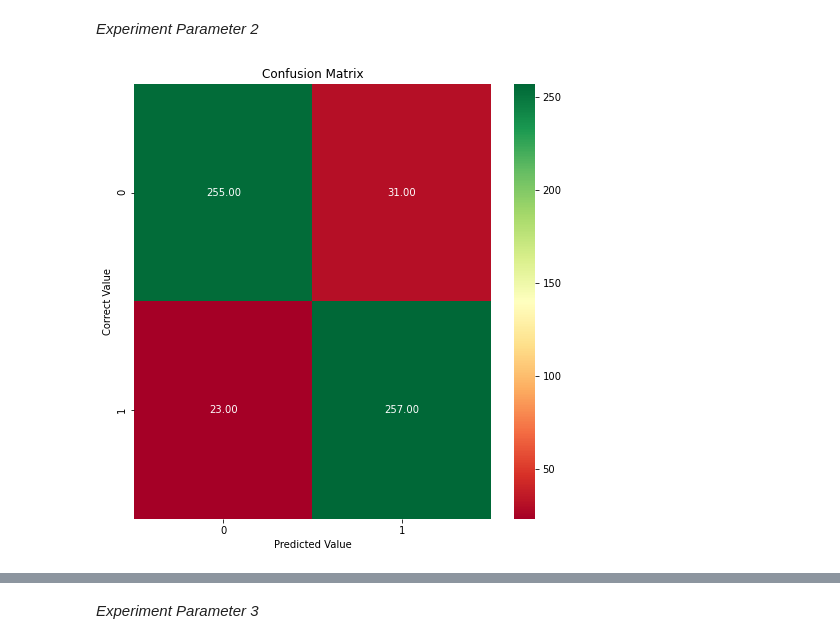
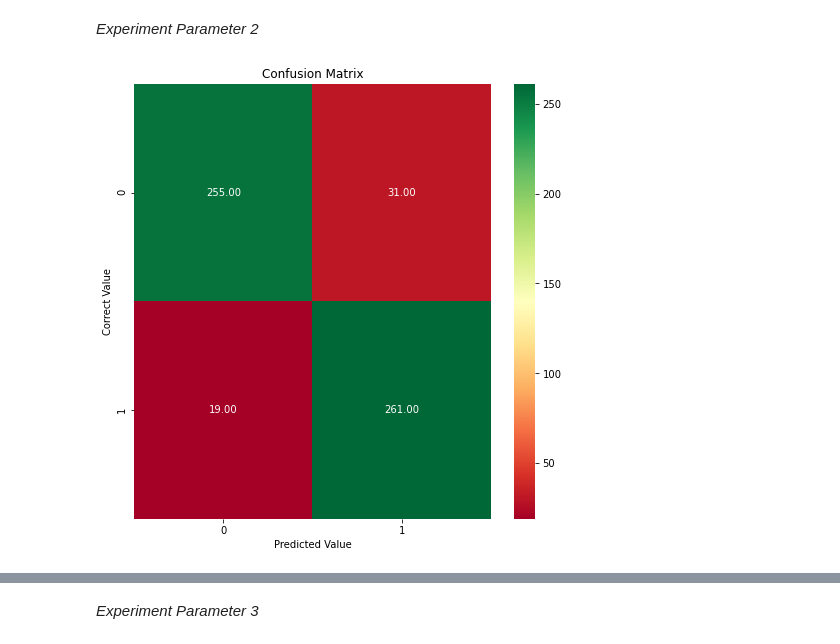
Before and after one commit to nromano2/DS160_Final_Project_NVR_TMM, a Jupyter notebook: DS160_Final_Project_NVR_TMM.ipynb, the cells around one changed output, grey strips where cells are left out. Saved outputs shown, nothing was run; the diff lists cells and outputs as text; code cells hidden in the pictures.

```diff
--- a/DS160_Final_Project_NVR_TMM.ipynb
+++ b/DS160_Final_Project_NVR_TMM.ipynb
@@ -294,7 +292,7 @@ for i in occurance_list:
             df_traffic.Game_Ended.iat[i] += 1
 # %%
 for i in df_traffic.index.values:
-    df_traffic.Week_Day.iat[i] = df_traffic.Date.iat[i].weekday()
+    df_traffic.Day_of_Week.iat[i] = df_traffic.Date.iat[i].weekday()
     df_traffic.Hour.iat[i] = df_traffic.Date.iat[i].hour
     df_traffic.Minute.iat[i] = df_traffic.Date.iat[i].minute
 # %% [markdown]
@@ -575,20 +571,6 @@ def one_hot_encoding_data(column_name):
 # %% [markdown]
 *Passing the individual balanced_traffic columns through the one_hot_encoding_data and renaming the columns of the resulting dataframe to an appropriate column header*
 # %%
-weekday_encoded = one_hot_encoding_data(balanced_traffic.Week_Day)
-weekday_encoded.rename(columns={0:"Monday", 1:"Tuesday", 2:"Wednesday", 3:"Thursday", 4:"Friday", 5:"Saturday", 6:"Sunday"}, inplace=True)
-
-hour_encoded = one_hot_encoding_data(balanced_traffic.Hour)
-hour_encoded.rename(columns={0: "12am", 1: "1am", 2: "2am", 3: "3am", 4: "4am", 5: "5am",
-                              6: "6am", 7: "7am", 8: "8am", 9: "9am", 10:  "10am", 11: "11am",
-                              12: "12pm", 13: "1pm", 14: "2pm", 15: "3pm", 16: "4pm", 17: "5pm",
-                              18: "6pm", 19: "7pm", 20: "8pm", 21: "9pm", 22: "10pm", 23: "11pm"}, inplace=True)
-
-minutes_encoded = one_hot_encoding_data(balanced_traffic.Minute)
-minutes_encoded.rename(columns={0: "Minute 0", 5: "Minute 5",
-                                10: "Minute 10", 15: "Minute 15",
-                                20: "Minute 20", 25: "Minute 25",
-                                30: "Minute 30", 35: "Minute 35",
-                                40: "Minute 40", 45: "Minute 45",
-                                50: "Minute 50", 55: "Minute 55"}, inplace=True)
+day_of_week_encoded = one_hot_encoding_data(balanced_traffic.Day_of_Week)
+day_of_week_encoded.rename(columns={0:"Monday", 1:"Tuesday", 2:"Wednesday", 3:"Thursday", 4:"Friday", 5:"Saturday", 6:"Sunday"}, inplace=True)
 # %% [markdown]
@@ -596,6 +578,6 @@ minutes_encoded.rename(columns={0: "Minute 0", 5: "Minute 5",
 # %%
-balanced_traffic.drop(["Week_Day", "Hour", "Minute"], axis=1, inplace=True)
-encoded_balanced_traffic = pd.concat([weekday_encoded, hour_encoded, minutes_encoded, balanced_traffic], axis=1)
+balanced_traffic.drop(["Day_of_Week"], axis=1, inplace=True)
+encoded_balanced_traffic = pd.concat([day_of_week_encoded, balanced_traffic], axis=1)
 # %%
 encoded_balanced_traffic
 # %% [output]
@@ -628,6 +610,6 @@ def Confusion_matrix_graph(y_testing_data, y_prediction_data, filename):
 # %%
 y = encoded_balanced_traffic.Game_Ended
 # %%
-X = np.array(encoded_balanced_traffic.iloc[:, :44])
+X = np.array(encoded_balanced_traffic.iloc[:, :-1])
 X
 # %% [output]
@@ -748,19 +793,19 @@ weighted avg       0.91      0.91      0.91       566
 *Experiment Parameter 2*
 # %%
 X_train, X_test, y_train, y_test = train_test_split(X, y,
-                                                    train_size=.8,
-                                                    test_size=.2,
+                                                    train_size=.80,
+                                                    test_size=.20,
                                                     random_state=25)
 
 model = RandomForestClassifier(n_estimators = 750,
                                criterion = "entropy",
                                bootstrap = False)
 
 model.fit(X_train, y_train)
 y_pred = model.predict(X_test)
 Confusion_matrix_graph(y_test, y_pred, "Random_Forest_confusion_matrix2.png")
 # %% [output]
-[figure, old version]
+[figure, new version]
 # %%
 print(classification_report(y_test, y_pred))
 # %% [output]
```
Also changed, not shown: parts of 38 cells of this notebook, 13 other files.
